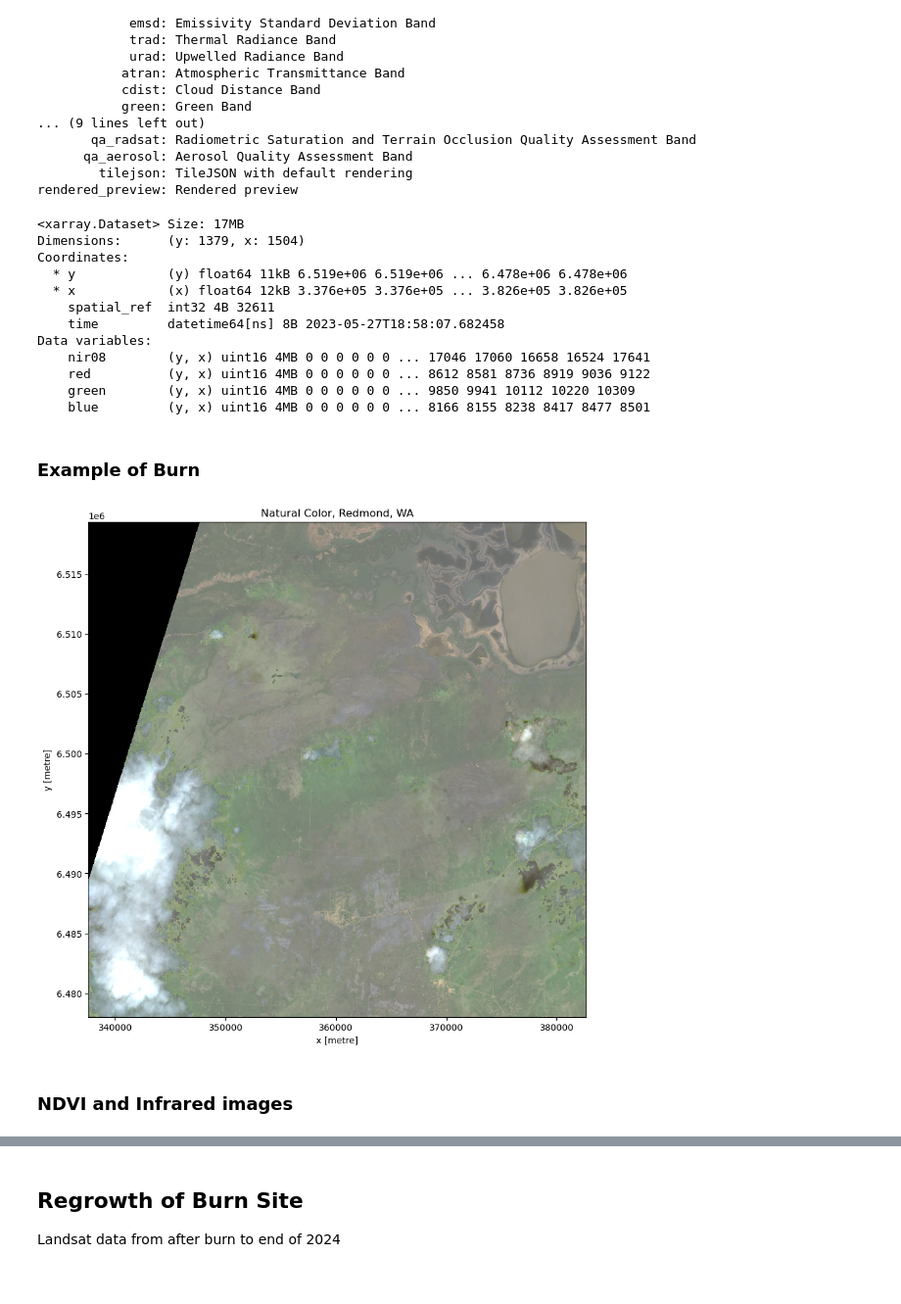
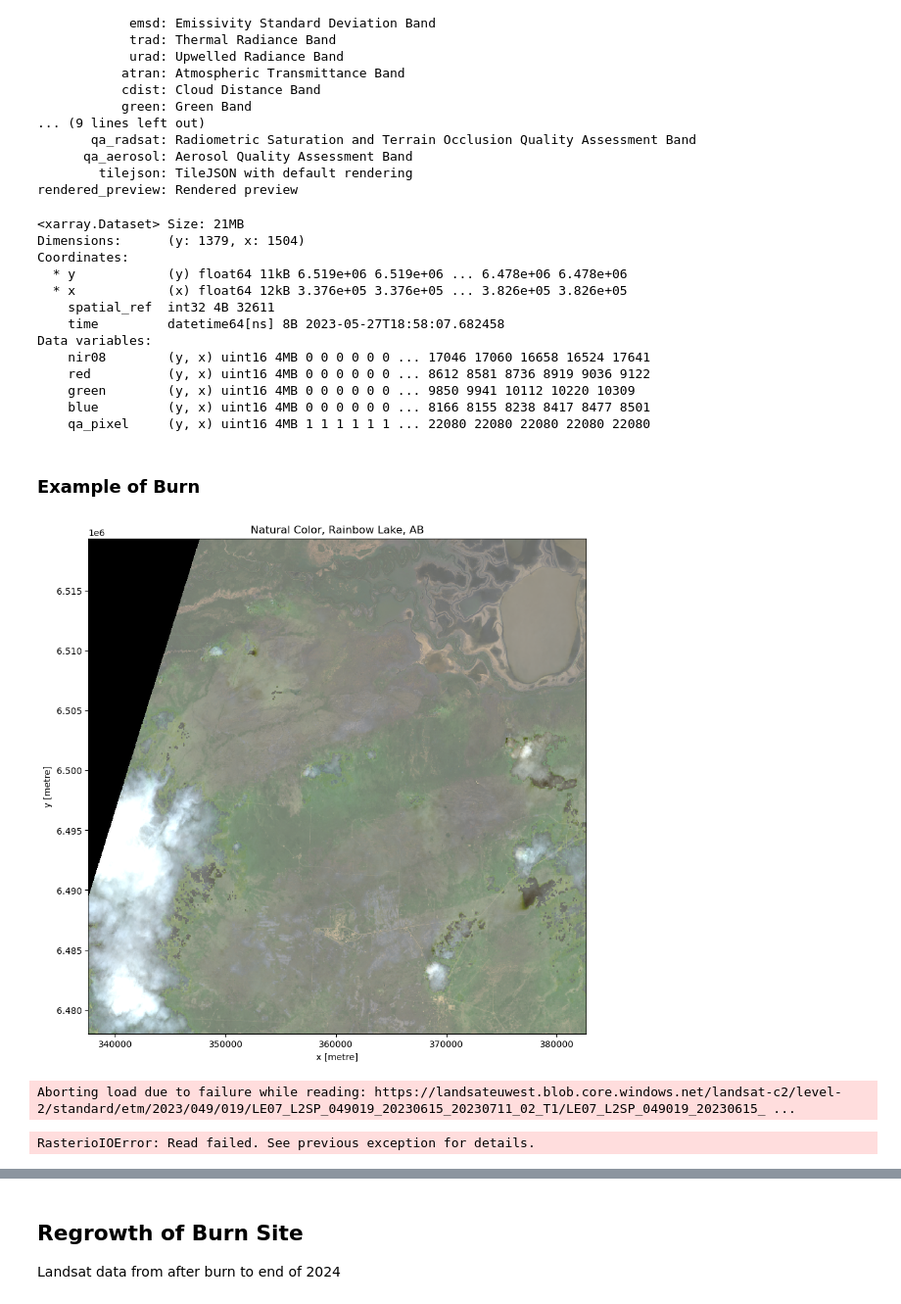
Before and after one commit to chazrdavies/wildfire_vegatiation_monitoring, a Jupyter notebook: wild_fire_analysis.ipynb, the cells around one changed output, grey strips where cells are left out. Shown at 98% size. Saved outputs shown, nothing was run; the diff lists cells and outputs as text; code cells hidden in the pictures.

```diff
--- a/wild_fire_analysis.ipynb
+++ b/wild_fire_analysis.ipynb
@@ -75,13 +76,13 @@ for key, asset in selected_item.assets.items():
         tilejson: TileJSON with default rendering
 rendered_preview: Rendered preview
 # %%
-bands_of_interest = ["nir08", "red", "green", "blue"]
+bands_of_interest = ["nir08", "red", "green", "blue","swir22" "qa_pixel"]
 data = odc.stac.stac_load(
     [selected_item], bands=bands_of_interest, bbox=bbox_of_interest
 ).isel(time=0)
 data
 # %% [output]
-<xarray.Dataset> Size: 17MB
+<xarray.Dataset> Size: 21MB
 Dimensions:      (y: 1379, x: 1504)
 Coordinates:
   * y            (y) float64 11kB 6.519e+06 6.519e+06 ... 6.478e+06 6.478e+06
@@ -93,26 +94,28 @@ Data variables:
     red          (y, x) uint16 4MB 0 0 0 0 0 0 ... 8612 8581 8736 8919 9036 9122
     green        (y, x) uint16 4MB 0 0 0 0 0 0 ... 9850 9941 10112 10220 10309
     blue         (y, x) uint16 4MB 0 0 0 0 0 0 ... 8166 8155 8238 8417 8477 8501
+    qa_pixel     (y, x) uint16 4MB 1 1 1 1 1 1 ... 22080 22080 22080 22080 22080
 # %% [markdown]
 ### Example of Burn
 # %%
-fig, ax = plt.subplots(nrows=3, ncols=3, figsize=(10, 10))
+fig, ax = plt.subplots(figsize=(10, 10))
 
 data[["red", "green", "blue"]].to_array().plot.imshow(robust=True, ax=ax)
 ax.set_title("Natural Color, Rainbow Lake, AB");
 # %% [output]
-[figure, old version]
+[figure, new version]
 # %%
 
 burn_data = []
 
 for item in items:
     item_id = item.id
-    bands_of_interest = ["nir08", "red", "green", "blue", "qa_pixel"]
+    bands_of_interest = ["nir08", "red", "green", "blue", "swir22", "qa_pixel"]
     data = odc.stac.stac_load(
         [item], bands=bands_of_interest, bbox=bbox_of_interest
     ).isel(time=0)
 
     burn_data.append(data)
+# %% [output]
+Aborting load due to failure while reading: https://landsateuwest.blob.core.windows.net/landsat-c2/level-2/standard/etm/2023/049/019/LE07_L2SP_049019_20230615_20230711_02_T1/LE07_L2SP_049019_20230615_ ...
+RasterioIOError: Read failed. See previous exception for details.
-# %% [markdown]
-### NDVI and Infrared images
```
Also changed, not shown: parts of 22 cells of this notebook, 2 other files.
